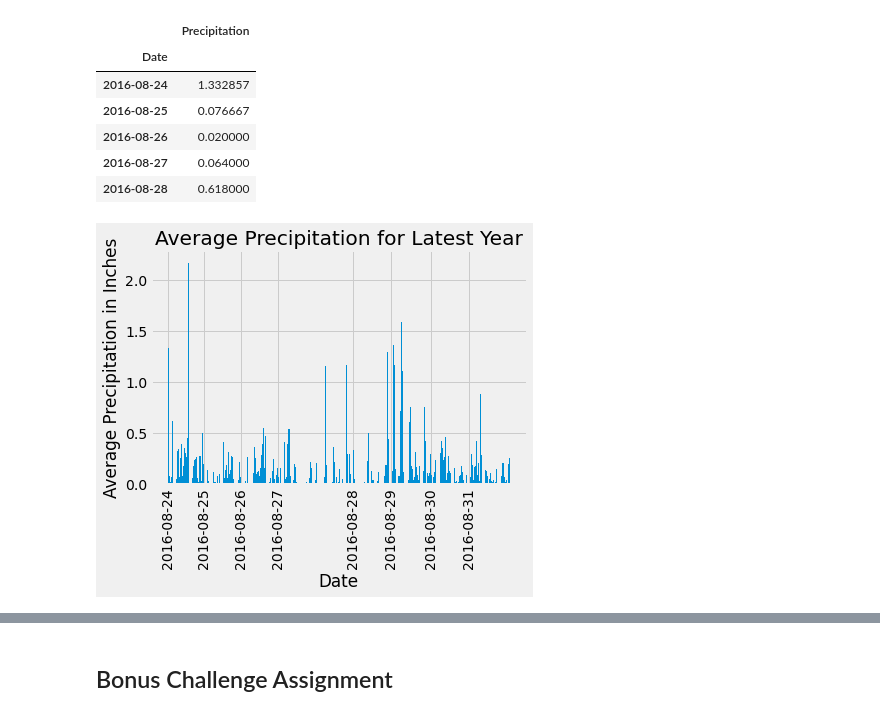
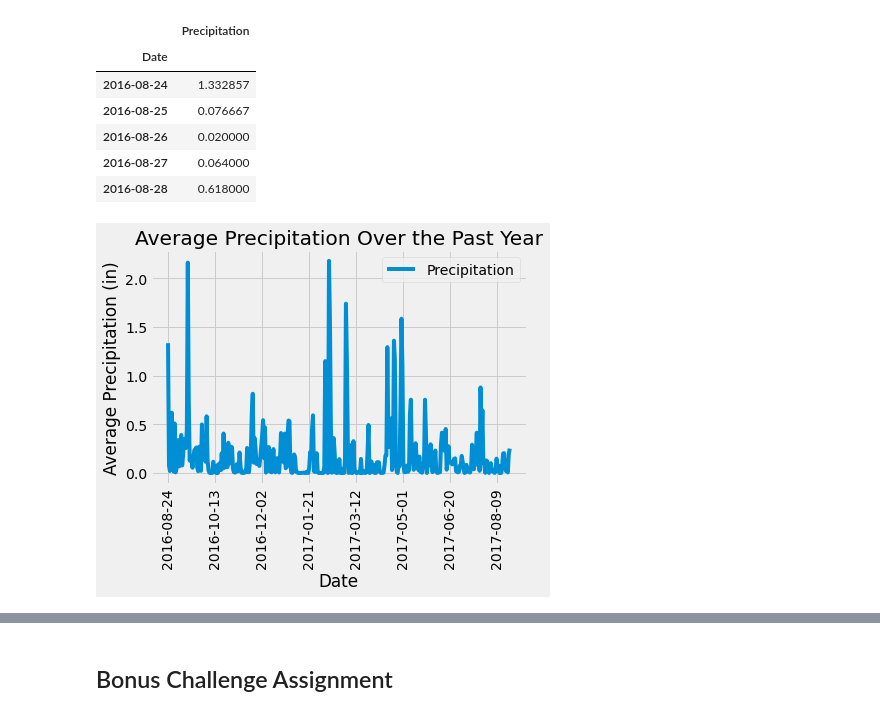
Before and after one commit to RyanAdamGonzalez1996/sqlalchemy-challenge, a Jupyter notebook: Code/climate_starter.ipynb, the cells around one changed output, grey strips where cells are left out. Drawn from its saved outputs; the diff is of its cells as text; code cells hidden in the pictures.

Commit message:
Fixed issue with graph not showing accurate date, and refined code.

```diff
--- a/Code/climate_starter.ipynb
+++ b/Code/climate_starter.ipynb
@@ -111,21 +108,15 @@ labels = ["2016-08-24", "2016-10-01", "2016-11-09", "2016-12-19", "2017-03-09",
-# %%
-# Use Pandas Plotting with Matplotlib to plot the data
-plt.figure()
-plt.bar(precipitation_df.index, precipitation_df["Precipitation"], align = "center")
-
-#Format the Plot
-plt.xticks(labels, precipitation_df.index, rotation = "vertical")
-plt.xlabel("Date")
-plt.ylabel("Average Precipitation in Inches")
-plt.title("Average Precipitation for Latest Year")
-
-
-#Save the graph to Images Folder
-plt.savefig("../")
-
-#Output the Plot
-plt.show()
-# %% [output]
-[figure, removed]
+# %%
+# Use Pandas Plotting with Matplotlib to plot the data
+ax = precipitation_df.plot(rot = 90)
+
+#Format the Plot
+ax.set_title("Average Precipitation Over the Past Year")
+ax.set_ylabel("Average Precipitation (in)")
+ax.set_xlabel("Date")
+
+#Save the graph to Images Folder
+ax.figure.savefig("../Images/precipitation_graph.pdf", dpi = 1400)
+# %% [output]
+[figure, added]
 # %%
 # Use Pandas to calcualte the summary statistics for the precipitation data
```
Also changed, not shown: parts of 2 cells of this notebook, 2 other files.
